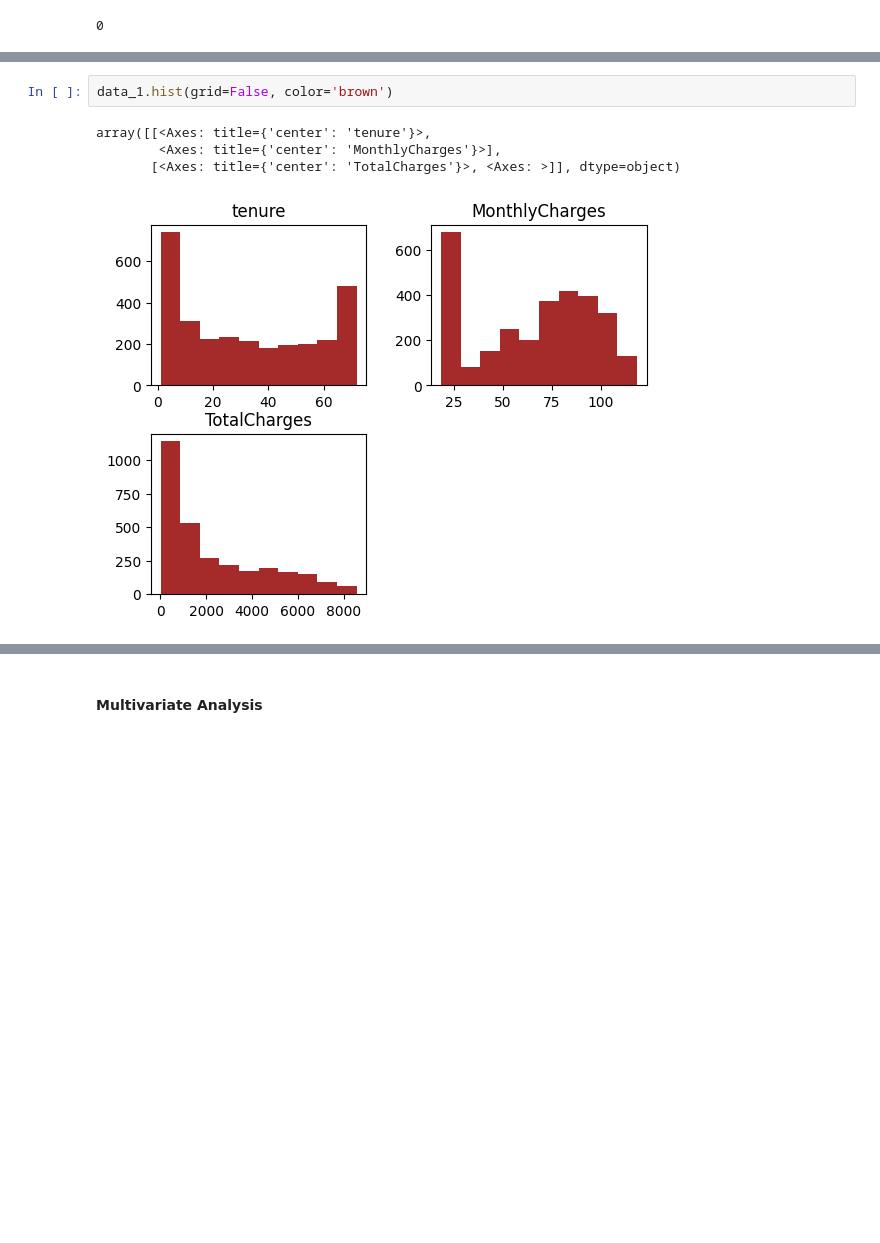
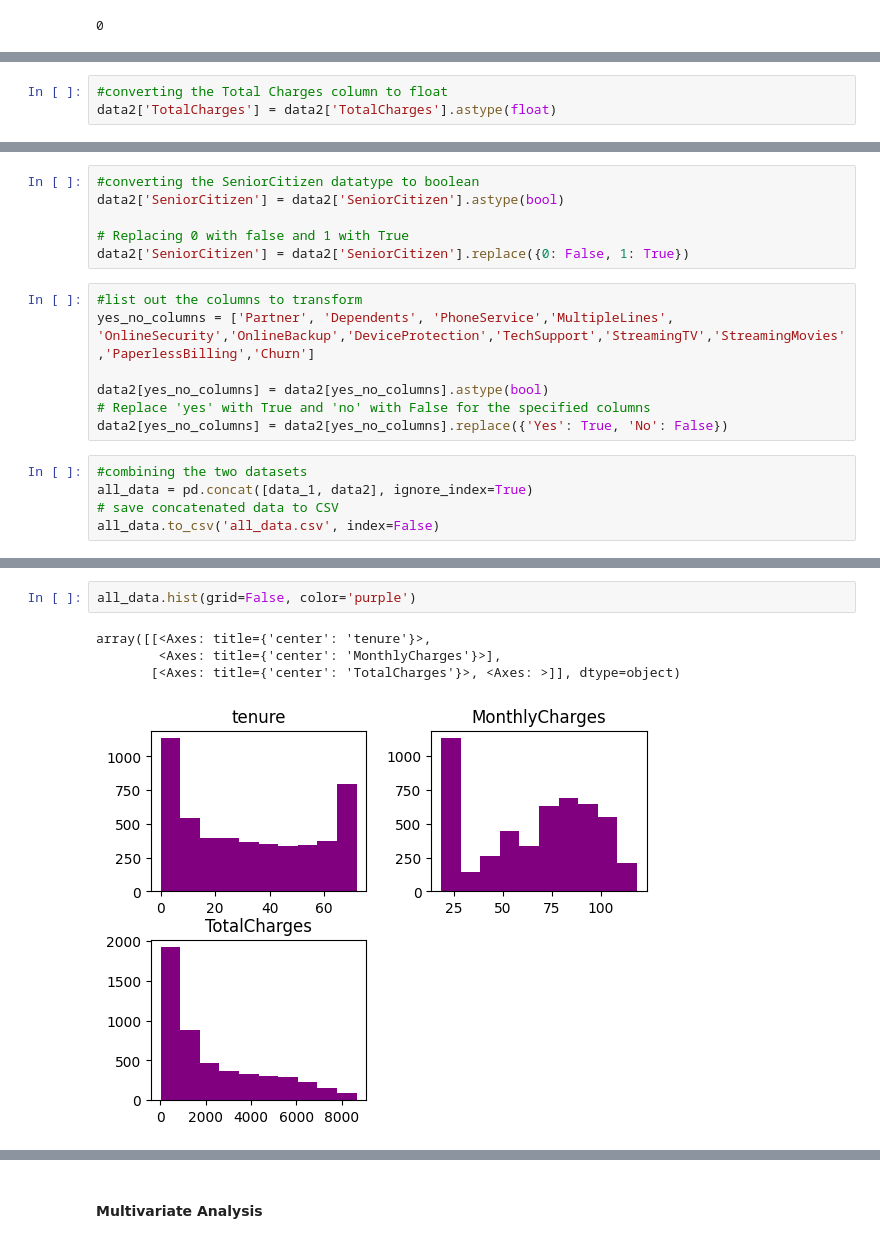
Before and after one commit to Nakkungu/LP2_CLASSIFICATION-PROJECT, a Jupyter notebook: notebook.ipynb, the cells around one changed output, grey strips where cells are left out. Saved outputs shown, nothing was run; the diff lists cells and outputs as text; blank space fills up the shorter version.

Commit message:
Data Exploration, Cleaning and Understanding

```diff
--- a/notebook.ipynb
+++ b/notebook.ipynb
@@ -204,0 +351,3 @@ data_1.duplicated().sum()
+# %%
+#converting the Total Charges column to float
+data2['TotalCharges'] = data2['TotalCharges'].astype(float)
@@ -204,0 +372,18 @@ data_1.duplicated().sum()
+# %%
+#converting the SeniorCitizen datatype to boolean
+data2['SeniorCitizen'] = data2['SeniorCitizen'].astype(bool)
+
+# Replacing 0 with false and 1 with True
+data2['SeniorCitizen'] = data2['SeniorCitizen'].replace({0: False, 1: True})
+# %%
+#list out the columns to transform
+yes_no_columns = ['Partner', 'Dependents', 'PhoneService','MultipleLines', 'OnlineSecurity','OnlineBackup','DeviceProtection','TechSupport','StreamingTV','StreamingMovies','PaperlessBilling','Churn']
+
+data2[yes_no_columns] = data2[yes_no_columns].astype(bool)
+# Replace 'yes' with True and 'no' with False for the specified columns
+data2[yes_no_columns] = data2[yes_no_columns].replace({'Yes': True, 'No': False})
+# %%
+#combining the two datasets
+all_data = pd.concat([data_1, data2], ignore_index=True)
+# save concatenated data to CSV
+all_data.to_csv('all_data.csv', index=False)
@@ -205,7 +473,7 @@ data_1.duplicated().sum()
 # %%
-data_1.hist(grid=False, color='brown')
+all_data.hist(grid=False, color='purple')
 # %% [output]
 array([[<Axes: title={'center': 'tenure'}>,
         <Axes: title={'center': 'MonthlyCharges'}>],
        [<Axes: title={'center': 'TotalCharges'}>, <Axes: >]], dtype=object)
-[figure, old version]
+[figure, new version]
```
Also changed, not shown: parts of 73 cells of this notebook, 3 other files.
